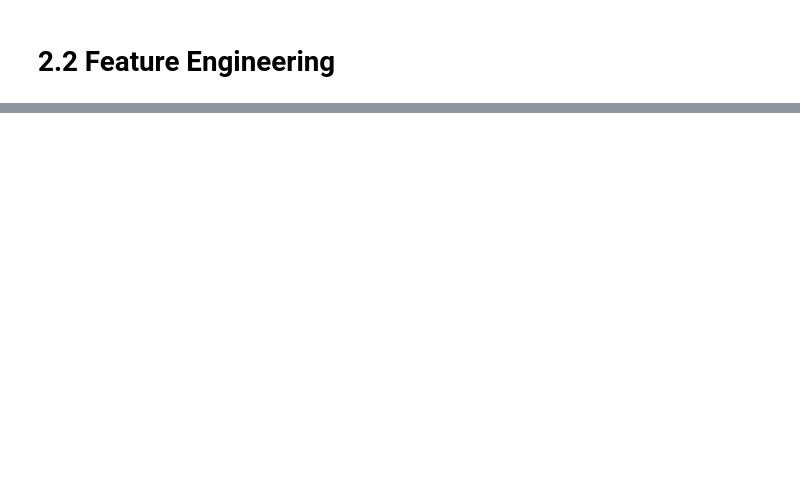
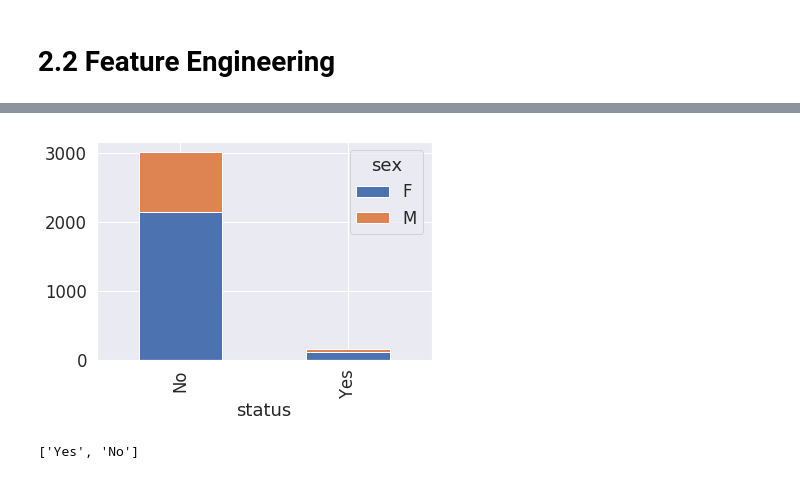
Before and after one commit to SamwelJane/Nairobi-Hospital-clinical-camp-test-for-hypothyroidism, a Jupyter notebook: Nairobi_Hospital_Hypothyriodism_prediction_th.ipynb, the cells around one changed output, grey strips where cells are left out. Drawn from its saved outputs; the diff is of its cells as text; code cells hidden in the pictures; blank space fills up the shorter version.

```diff
--- a/Nairobi_Hospital_Hypothyriodism_prediction_th.ipynb
+++ b/Nairobi_Hospital_Hypothyriodism_prediction_th.ipynb
@@ -185,0 +430,11 @@ models.append(('SVM', SVC(gamma='auto')))
+# %%
+data.groupby(['status','sex']).size().unstack().plot(kind='bar',stacked=True)
+plt.show()
+
+# the graph shows that Female were suffering from disease than men and out of the total participant negative was high
+# %% [output]
+[figure, added]
+# %%
+status
+# %% [output]
+['Yes', 'No']
```
Also changed, not shown: parts of 78 cells of this notebook.
